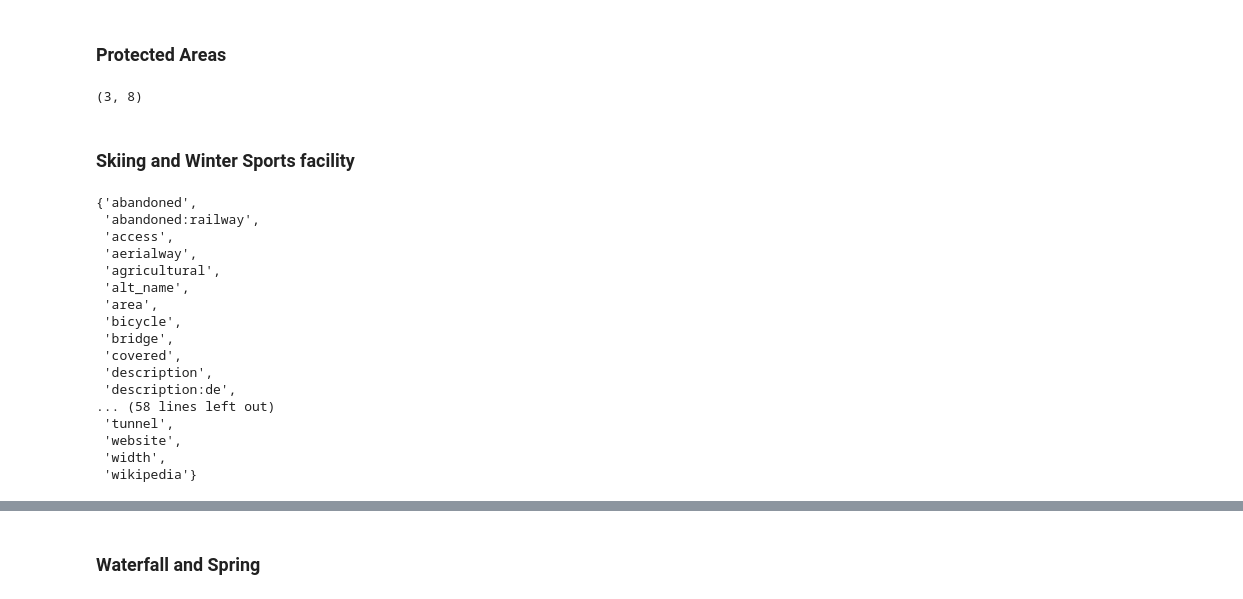
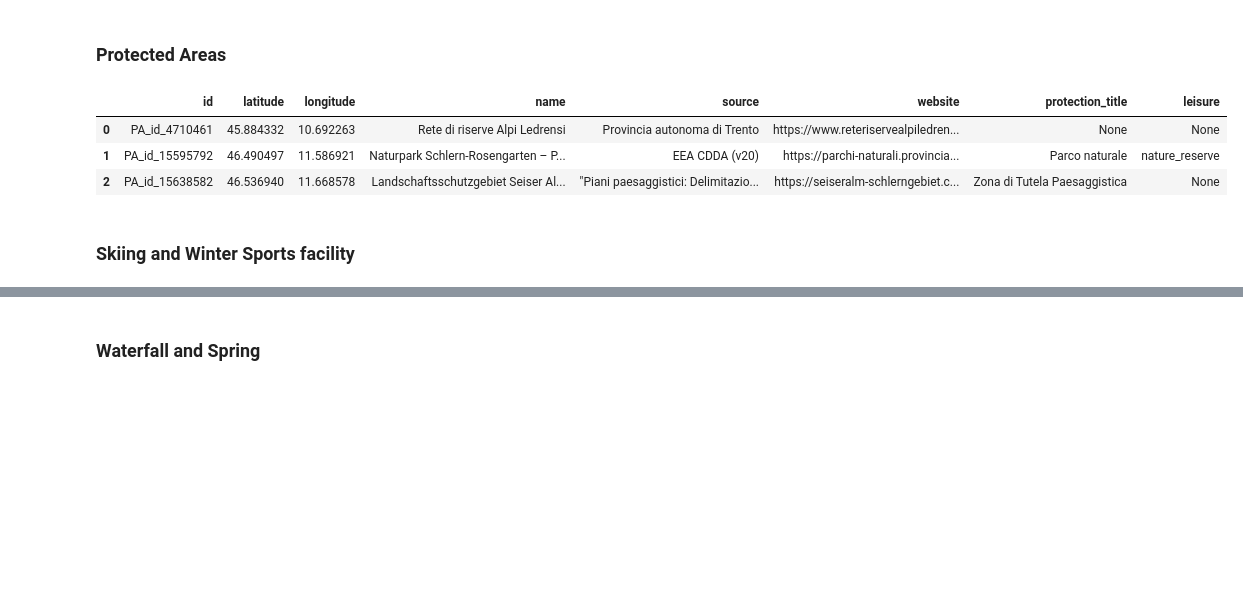
Before and after one commit to pariamelle/KGE-Project-Tourism-Waste-Management-in-Trentino, a Jupyter notebook: Phase 2 - Information Gathering/Tourist_attraction_places/process_tourist_attraction_places.ipynb, the cells around one changed output, grey strips where cells are left out. Cells and saved outputs as stored; diff of their text form; code cells hidden in the pictures; blank space fills up the shorter version.

Commit message:
updated the tourist attraction data

```diff
--- a/Phase 2 - Information Gathering/Tourist_attraction_places/process_tourist_attraction_places.ipynb
+++ b/Phase 2 - Information Gathering/Tourist_attraction_places/process_tourist_attraction_places.ipynb
@@ -340,0 +385,42 @@ rivers_df.to_csv("./processed_data/rivers.csv", index=False)
+# %%
+# Initialize lists to hold lake and river data
+beach = []
+
+# Process each element in the JSON data
+for element in data["elements"]:
+    tags = element.get("tags", {})
+    # Extract beaches based on 'natural=beach'
+    if tags.get("natural") == "beach":
+        if element["type"] == "node":
+            beach.append({
+                "id": element["id"],
+                "name": tags.get("name", "Unnamed"),
+                "latitude": element.get("lat"),
+                "longitude": element.get("lon"),
+                "bounds": '',
+                "geometry": '',
+                "surface": tags.get("surface", ''),
+            })
+        else:
+            beach.append({
+                "id": element["id"],
+                "name": tags.get("name", "Unnamed"),
+                "latitude": '',
+                "longitude": '',
+                "bounds": element.get("bounds", ''),
+                "geometry":element.get("geometry", ''),
+            })
+
+    # # Extract rivers based on 'waterway=river'
+    # elif tags.get("waterway") == "river":
+    #     rivers.append({
+    #         "id": element["id"],
+    #         "name": tags.get("name", "Unnamed"),
+    #         "latitude": element.get("center", {}).get("lat") ,
+    #         "longitude": element.get("center", {}).get("lon"),
+    #         "bounds": element.get("bounds", ''),
+    #         "geometry":element.get("geometry", ''),
+    #     })
+
+# Create DataFrames for beach
+beach_df = pd.DataFrame(beach)
@@ -400,9 +488,12 @@ for element in data["elements"]:
 
 protected_areas_df = pd.DataFrame(protected_areas)
 # %%
-protected_areas_df.shape
+protected_areas_df
 # %% [output]
-(3, 8)
+|  | id | latitude | longitude | name | source | website | protection_title | leisure |
+| 0 | PA_id_4710461 | 45.884332 | 10.692263 | Rete di riserve Alpi Ledrensi | Provincia autonoma di Trento | https://www.reteriservealpiledren... | None | None |
+| 1 | PA_id_15595792 | 46.490497 | 11.586921 | Naturpark Schlern-Rosengarten – P... | EEA CDDA (v20) | https://parchi-naturali.provincia... | Parco naturale | nature_reserve |
+| 2 | PA_id_15638582 | 46.536940 | 11.668578 | Landschaftsschutzgebiet Seiser Al... | "Piani paesaggistici: Delimitazio... | https://seiseralm-schlerngebiet.c... | Zona di Tutela Paesaggistica | None |
 # %%
 protected_areas_df.to_csv("./processed_data/protected_areas.csv", index=False)
 # %% [markdown]
@@ -410,24 +501,3 @@ protected_areas_df.to_csv("./processed_data/protected_areas.csv", index=False)
 # %%
 with open('./raw_data/skiing_and_winter_sports.geojson', "r") as file:
     data = json.load(file)
-# %%
-tag_items = {tag for element in data["elements"] for tag in element.get("tags", {})}
-tag_items
-# %% [output]
-{'abandoned',
- 'abandoned:railway',
- 'access',
- 'aerialway',
- 'agricultural',
- 'alt_name',
- 'area',
- 'bicycle',
- 'bridge',
- 'covered',
- 'description',
- 'description:de',
-... (58 lines left out)
- 'tunnel',
- 'website',
- 'width',
- 'wikipedia'}
```
Also changed, not shown: parts of 13 cells of this notebook, 7 other files.
